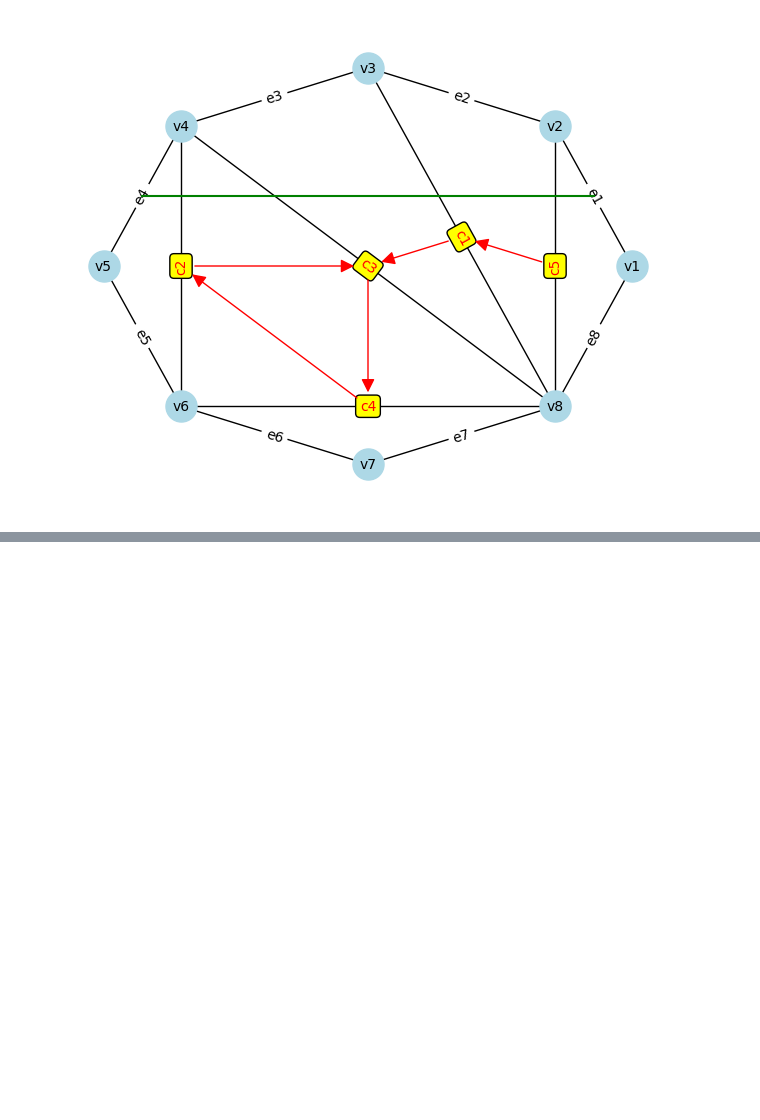
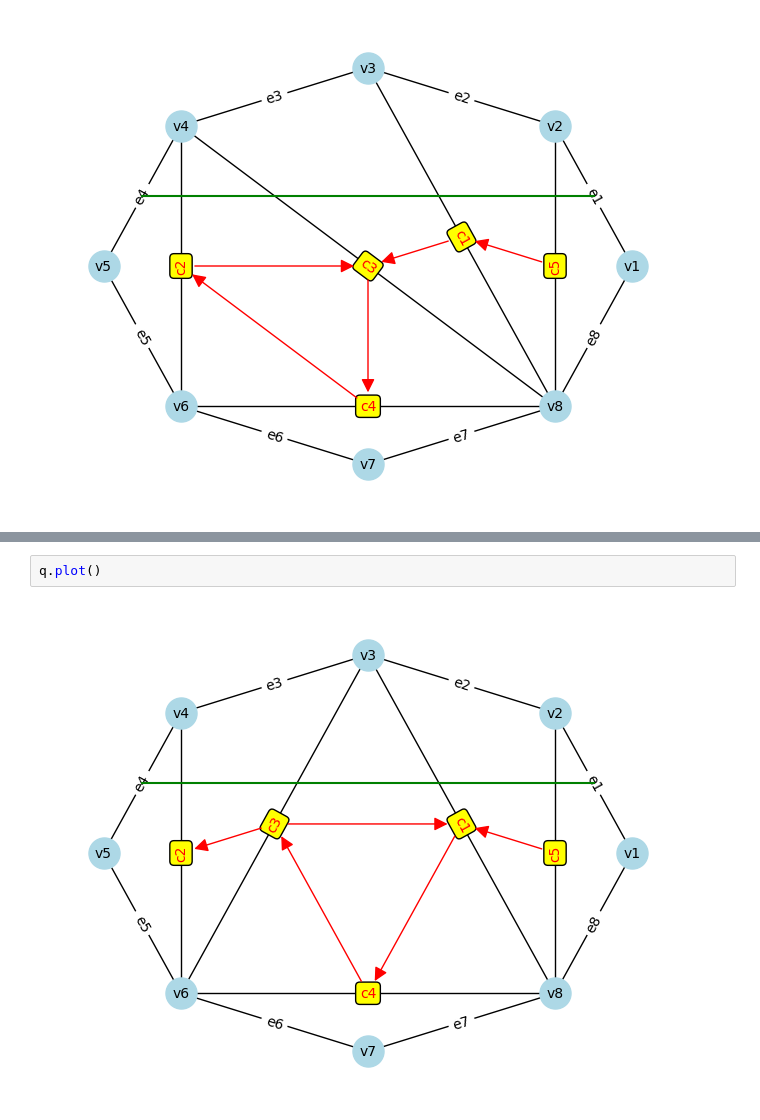
Before and after one commit to eunsung-lim/cluster-algebra, a Jupyter notebook: test.ipynb, the cells around one changed output, grey strips where cells are left out. Cells and saved outputs as stored; diff of their text form; blank space fills up the shorter version.

```diff
--- a/test.ipynb
+++ b/test.ipynb
@@ -77,0 +103,4 @@ q.get_exchange_matrix()
+# %%
+q.plot()
+# %% [output]
+[figure, added]
```
Also changed, not shown: parts of 5 cells of this notebook, 1 other file.
